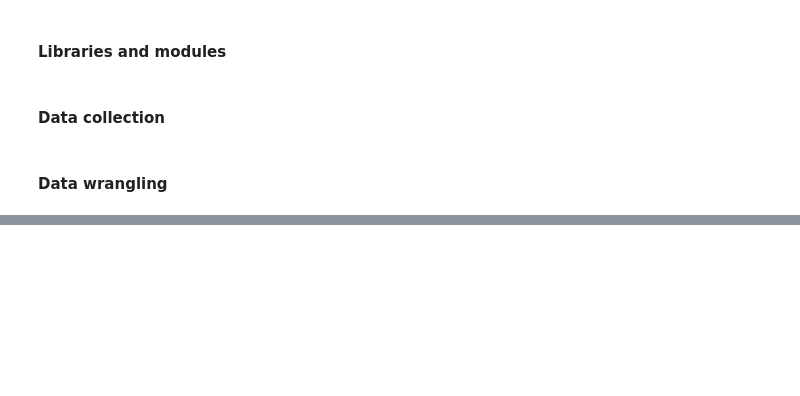
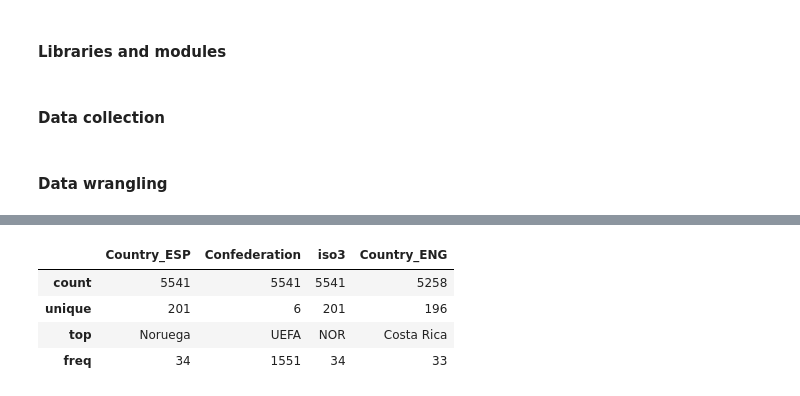
Before and after one commit to gcastellano3/data_wrangling_retrieval_project, a Jupyter notebook: fifa_vs_pib.ipynb, the cells around one changed output, grey strips where cells are left out. Cells and saved outputs as stored; diff of their text form; code cells hidden in the pictures; blank space fills up the shorter version.

```diff
--- a/fifa_vs_pib.ipynb
+++ b/fifa_vs_pib.ipynb
@@ -32,0 +70,9 @@ df.head()
+# %%
+# Summary for categorical (or object to be exact) variables
+df.describe(include=["O"])
+# %% [output]
+|  | Country_ESP | Confederation | iso3 | Country_ENG |
+| count | 5541 | 5541 | 5541 | 5258 |
+| unique | 201 | 6 | 201 | 196 |
+| top | Noruega | UEFA | NOR | Costa Rica |
+| freq | 34 | 1551 | 34 | 33 |
```
Also changed, not shown: parts of 15 cells of this notebook, 1 other file.
